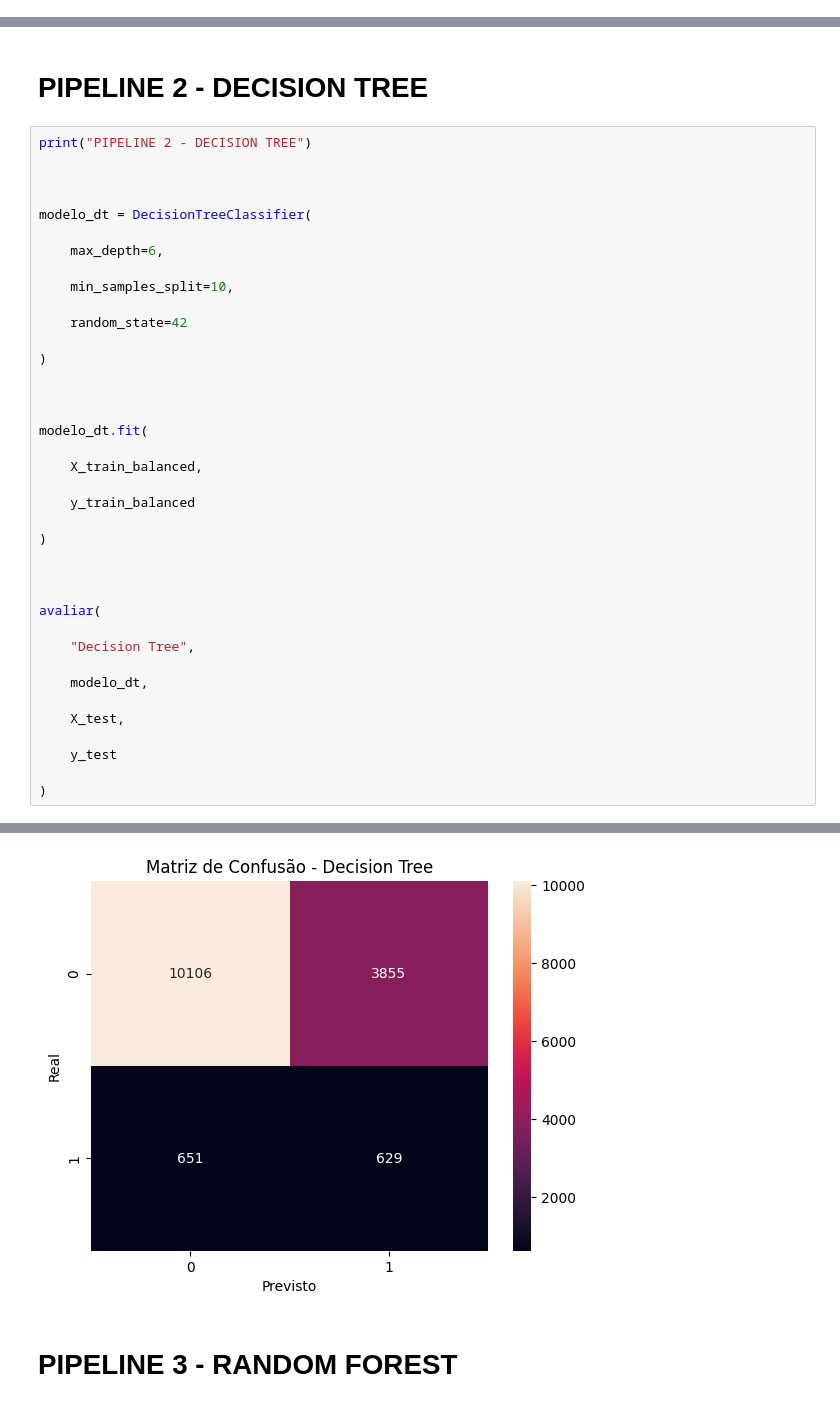
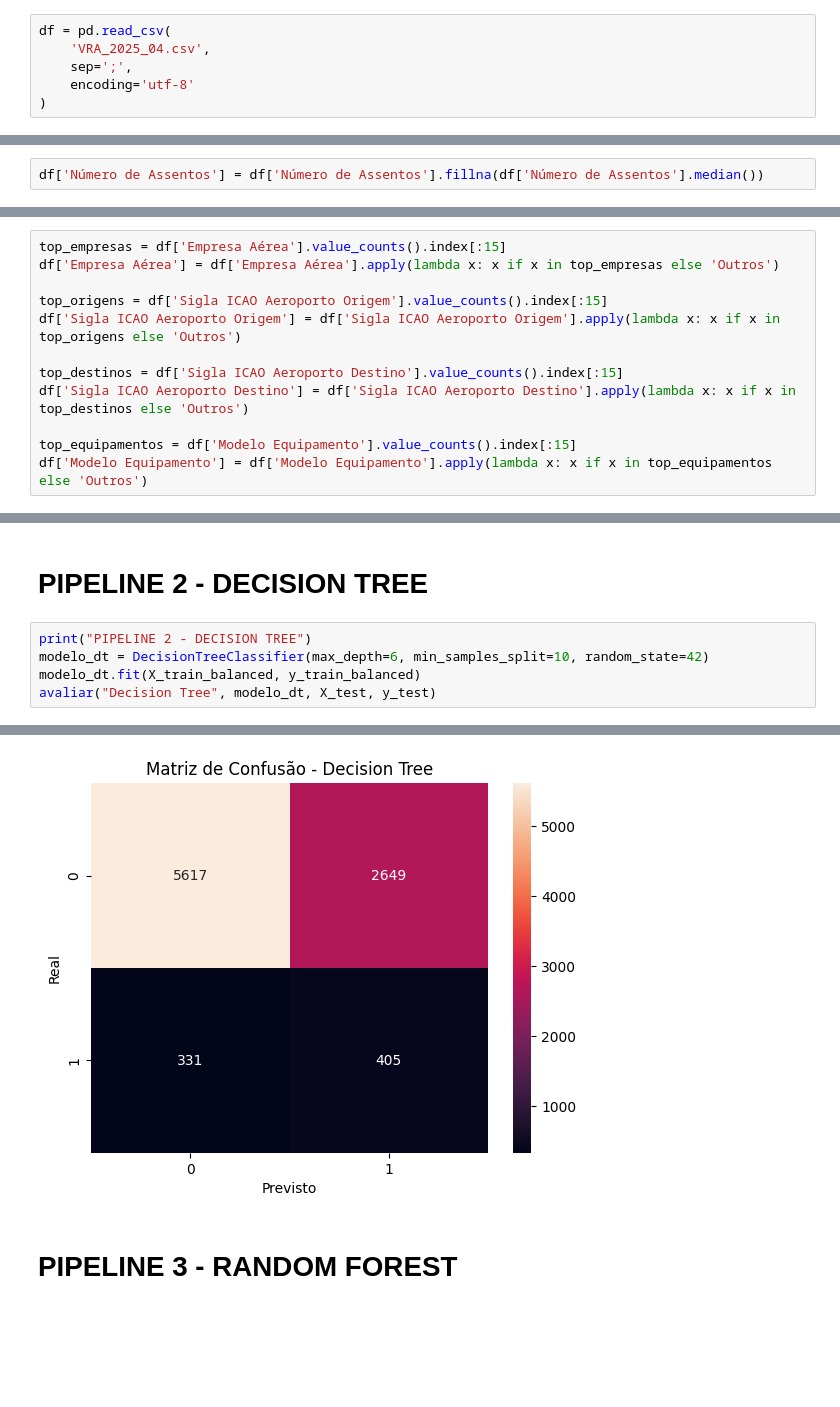
Before and after one commit to IsabelaNeves1/am-t4-s1a2026, a Jupyter notebook: prova20_isabela_neves.ipynb, the cells around one changed output, grey strips where cells are left out. Cells and saved outputs as stored; diff of their text form; blank space fills up the shorter version.

```diff
--- a/prova20_isabela_neves.ipynb
+++ b/prova20_isabela_neves.ipynb
@@ -60,3 +35,9 @@ Dimensão da base:
+# %%
+df = pd.read_csv(
+    'VRA_2025_04.csv',
+    sep=';',
+    encoding='utf-8'
+)
 # %%
 df.columns.tolist()
 # %% [output]
@@ -192,3 +152,5 @@ df['Periodo'] = pd.cut(
+# %%
+df['Número de Assentos'] = df['Número de Assentos'].fillna(df['Número de Assentos'].median())
 # %% [markdown]
 ## CRIAÇÃO DO Y
 # %%
@@ -248,3 +162,15 @@ Name: Y_Atrasado, dtype: float64
+# %%
+top_empresas = df['Empresa Aérea'].value_counts().index[:15]
+df['Empresa Aérea'] = df['Empresa Aérea'].apply(lambda x: x if x in top_empresas else 'Outros')
+
+top_origens = df['Sigla ICAO Aeroporto Origem'].value_counts().index[:15]
+df['Sigla ICAO Aeroporto Origem'] = df['Sigla ICAO Aeroporto Origem'].apply(lambda x: x if x in top_origens else 'Outros')
+
+top_destinos = df['Sigla ICAO Aeroporto Destino'].value_counts().index[:15]
+df['Sigla ICAO Aeroporto Destino'] = df['Sigla ICAO Aeroporto Destino'].apply(lambda x: x if x in top_destinos else 'Outros')
+
+top_equipamentos = df['Modelo Equipamento'].value_counts().index[:15]
+df['Modelo Equipamento'] = df['Modelo Equipamento'].apply(lambda x: x if x in top_equipamentos else 'Outros')
 # %% [markdown]
 ##Visualização do desbalanceamento
 # %%
@@ -593,42 +325,9 @@ def avaliar(nome, modelo, Xteste, yteste):
 # PIPELINE 2 - DECISION TREE
 # %%
 print("PIPELINE 2 - DECISION TREE")
-
-
-
-modelo_dt = DecisionTreeClassifier(
-
-    max_depth=6,
-
-    min_samples_split=10,
-
-    random_state=42
-
-)
-
-
-
-modelo_dt.fit(
-
-    X_train_balanced,
-
-    y_train_balanced
-
-)
-
-
-
-avaliar(
-
-    "Decision Tree",
-
-    modelo_dt,
-
-    X_test,
-
-    y_test
-
-)
+modelo_dt = DecisionTreeClassifier(max_depth=6, min_samples_split=10, random_state=42)
+modelo_dt.fit(X_train_balanced, y_train_balanced)
+avaliar("Decision Tree", modelo_dt, X_test, y_test)
 # %% [output]
 PIPELINE 2 - DECISION TREE
 ============================================================
@@ -645,4 +344,4 @@ weighted avg       0.87      0.70      0.77     15241
-[figure, old version]
+[figure, new version]
 # %% [markdown]
 # PIPELINE 3 - RANDOM FOREST
 # %%
```
Also changed, not shown: parts of 23 cells of this notebook.
